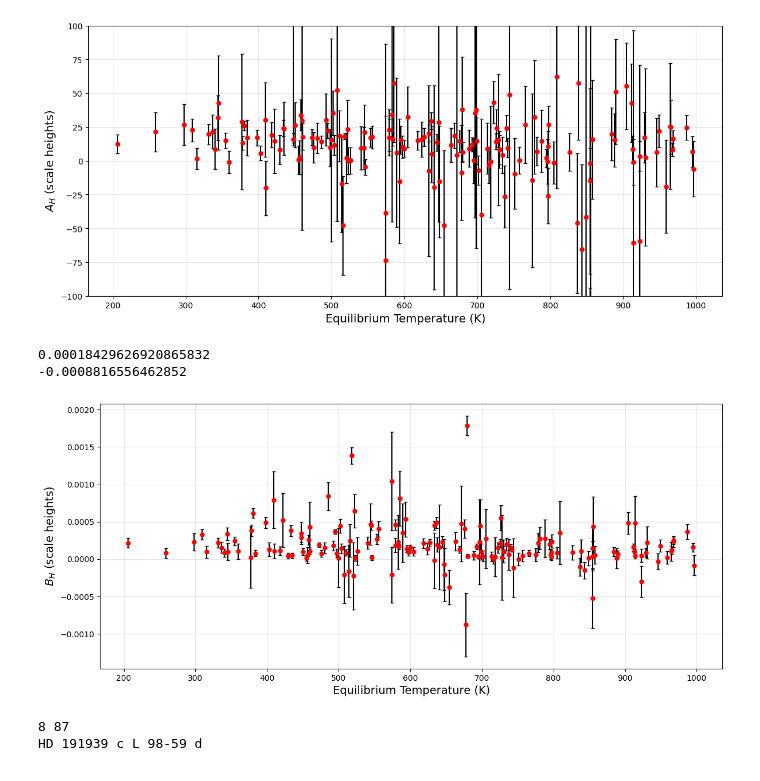
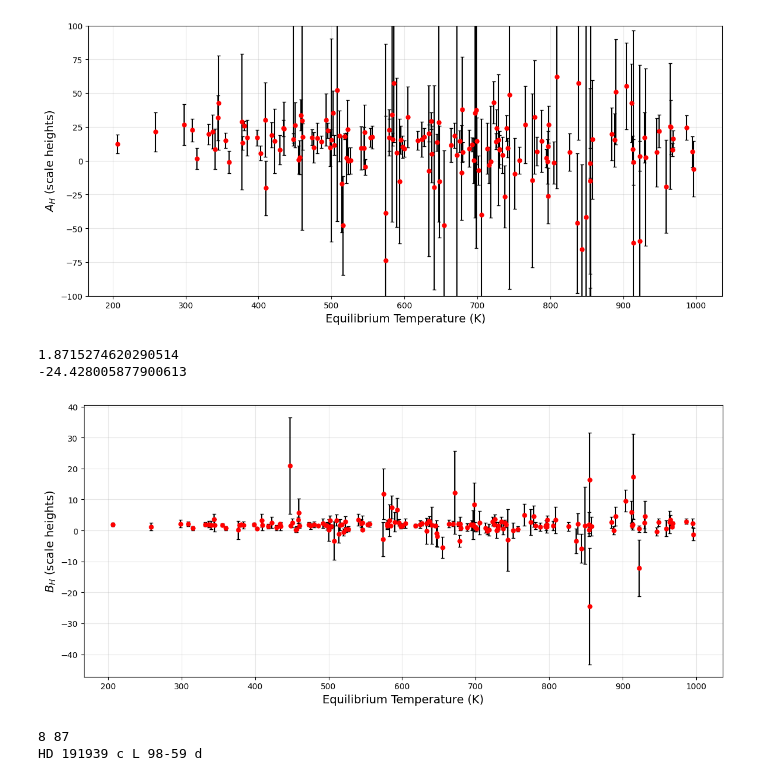
Before and after one commit to JackDavidMaher/Group-Studies---Exoplanets, a Jupyter notebook: Code/Miles_comparison_code.ipynb, the cells around one changed output. Cells and saved outputs as stored; diff of their text form; code cells hidden in the pictures.

```diff
--- a/Code/Miles_comparison_code.ipynb
+++ b/Code/Miles_comparison_code.ipynb
@@ -167,24 +167,24 @@ plt.show()
 [figure]
 # %%
 array_1= pd.read_csv(r'C:\Users\Miles\OneDrive\Documents\uni stuff\Year 3\Group studies\Group-Studies---Exoplanets\Code\Data\results_2026_02_20__16_44.csv', comment='#')
-print(np.mean(array_1.iloc[:,3]))
+print(np.mean(array_1.iloc[:,5]))
 #array_1= array_1[mask]
-print(min(array_1.iloc[:,3]))
+print(min(array_1.iloc[:,5]))
 plt.figure(figsize=(14,6))
-plt.errorbar(array_1.iloc[:,1], array_1.iloc[:,3],array_1.iloc[:,4],fmt='o',markersize=5,
+plt.errorbar(array_1.iloc[:,1], array_1.iloc[:,5],array_1.iloc[:,6],fmt='o',markersize=5,
                      color='red', ecolor= 'black',capsize=2,label='Feature bin')
 #plt.scatter(array_1[:,1], array_1[:,3])
 #plt.ylim(-100,100)
 plt.xlabel('Equilibrium Temperature (K)', fontsize=14)
 plt.ylabel('$B_H$ (scale heights)', fontsize=14)
 plt.grid(True, which='major', alpha=0.3, linestyle='-', linewidth=0.8)
 plt.grid(True, which='minor', alpha=0.15, linestyle=':', linewidth=0.5)
 
 plt.show()
 # %% [output]
-0.00018429626920865832
--0.0008816556462852
+1.8715274620290514
+-24.428005877900613
-[figure, old version]
+[figure, new version]
 # %%
 results_from_data = pd.read_csv(r'C:\Users\Miles\OneDrive\Documents\uni stuff\Year 3\Group studies\Group-Studies---Exoplanets\Group 1 Full Loop Code\165 planets data\pandexo csv files\results20260205_175059.csv')
 Actual_values = pd.read_csv(r'C:\Users\Miles\OneDrive\Documents\uni stuff\Year 3\Group studies\Group-Studies---Exoplanets\Code\159_planets_all_columns_with_AH.csv')
```
Also changed, not shown: 1 other file.
